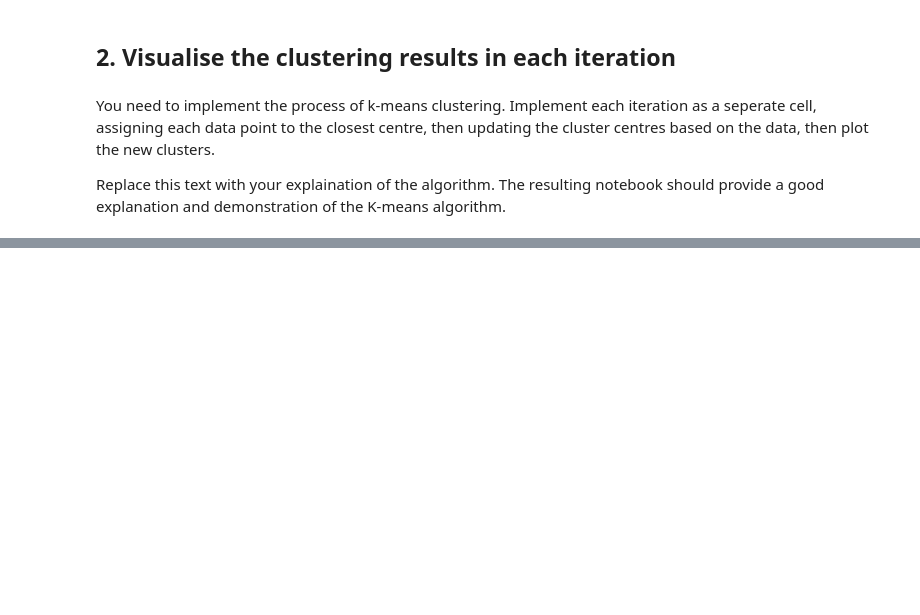
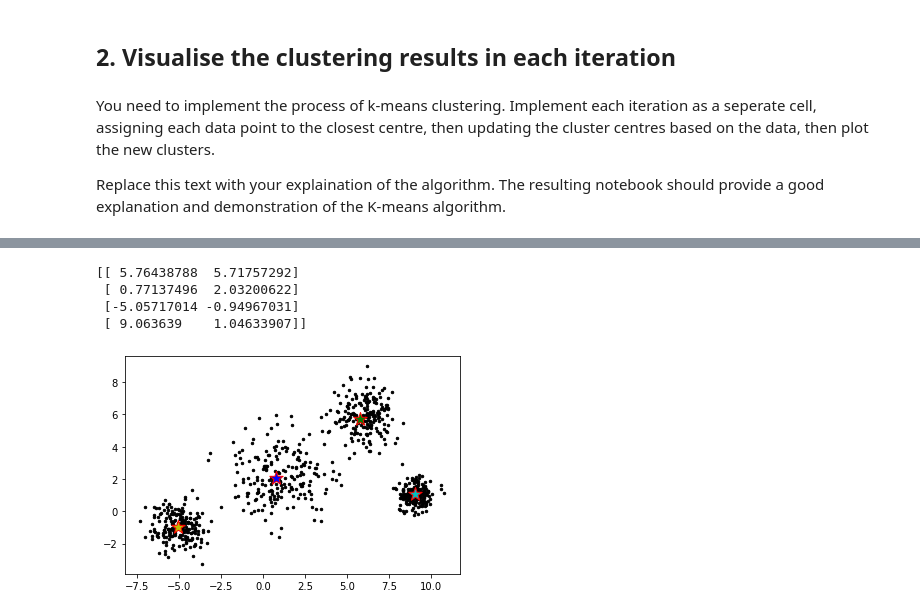
Before and after one commit to shubhamrana2374/Portfolio, a Jupyter notebook: Portfolio 3.ipynb, the cells around one changed output, grey strips where cells are left out. Cells and saved outputs as stored; diff of their text form; code cells hidden in the pictures; blank space fills up the shorter version.

```diff
--- a/Portfolio 3.ipynb
+++ b/Portfolio 3.ipynb
@@ -105,0 +176,11 @@ Centres are reassgined to the closest dataset. K-means clustering algo is applie
+# %%
+cluster_search()
+centres_search()
+print(centres)
+gen_random_centres()
+# %% [output]
+[[ 5.76438788  5.71757292]
+ [ 0.77137496  2.03200622]
+ [-5.05717014 -0.94967031]
+ [ 9.063639    1.04633907]]
+[figure, added]
```
Also changed, not shown: parts of 31 cells of this notebook.
